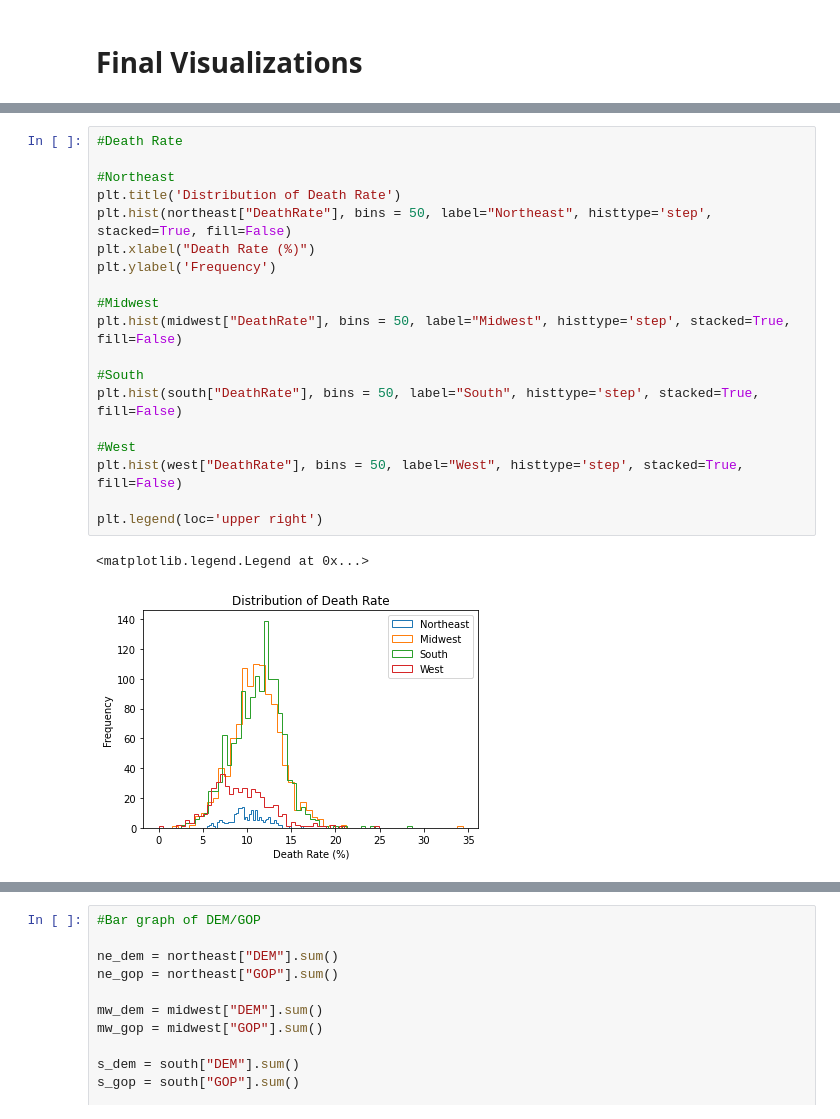
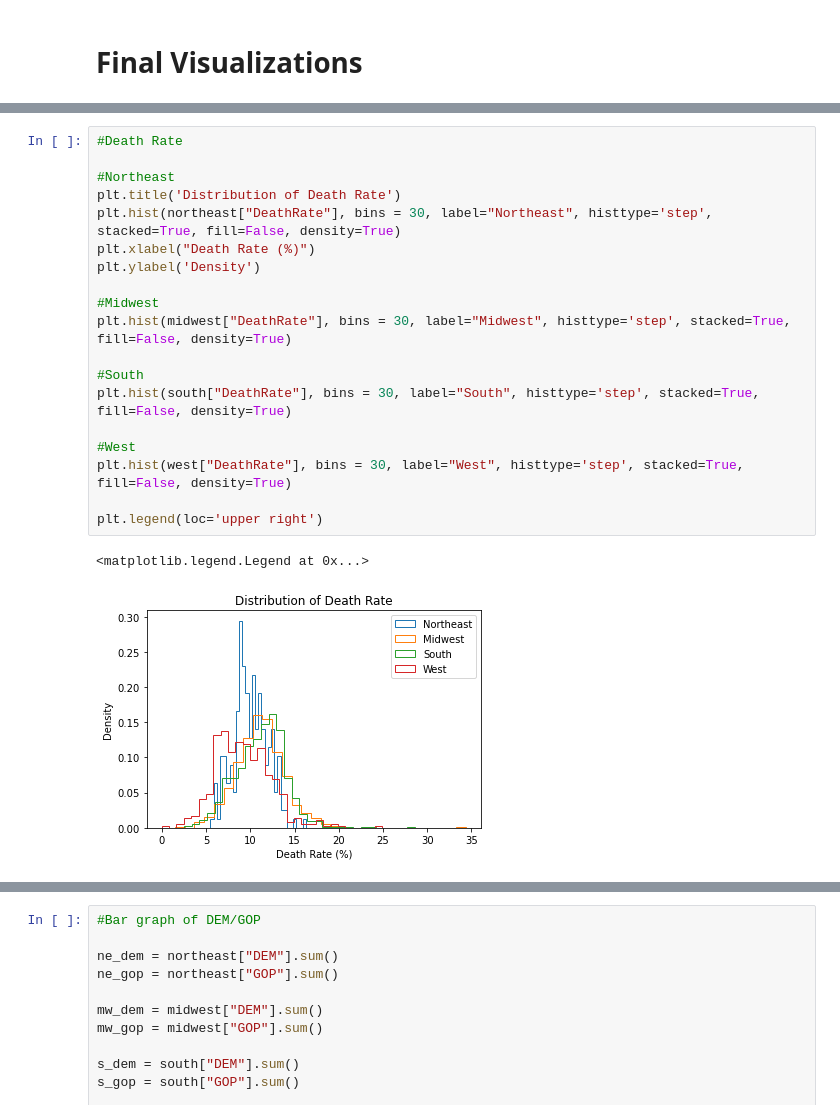
Before and after one commit to JiaJiunn/ORIE_4741_Project, a Jupyter notebook: analysis/histograms_zoe.ipynb, the cells around one changed output, grey strips where cells are left out. Saved outputs shown, nothing was run; the diff lists cells and outputs as text.

```diff
--- a/analysis/histograms_zoe.ipynb
+++ b/analysis/histograms_zoe.ipynb
@@ -318,25 +318,25 @@ plt.legend(loc='upper right')
 # %%
 #Death Rate
 
 #Northeast
 plt.title('Distribution of Death Rate')
-plt.hist(northeast["DeathRate"], bins = 50, label="Northeast", histtype='step', stacked=True, fill=False)
+plt.hist(northeast["DeathRate"], bins = 30, label="Northeast", histtype='step', stacked=True, fill=False, density=True)
 plt.xlabel("Death Rate (%)")
-plt.ylabel('Frequency')
+plt.ylabel('Density')
 
 #Midwest
-plt.hist(midwest["DeathRate"], bins = 50, label="Midwest", histtype='step', stacked=True, fill=False)
+plt.hist(midwest["DeathRate"], bins = 30, label="Midwest", histtype='step', stacked=True, fill=False, density=True)
 
 #South
-plt.hist(south["DeathRate"], bins = 50, label="South", histtype='step', stacked=True, fill=False)
+plt.hist(south["DeathRate"], bins = 30, label="South", histtype='step', stacked=True, fill=False, density=True)
 
 #West
-plt.hist(west["DeathRate"], bins = 50, label="West", histtype='step', stacked=True, fill=False)
+plt.hist(west["DeathRate"], bins = 30, label="West", histtype='step', stacked=True, fill=False, density=True)
 
 plt.legend(loc='upper right')
 # %% [output]
 <matplotlib.legend.Legend at 0x...>
-[figure, old version]
+[figure, new version]
 # %%
 #Birth Rate
 
```
Also changed, not shown: parts of 5 cells of this notebook.
